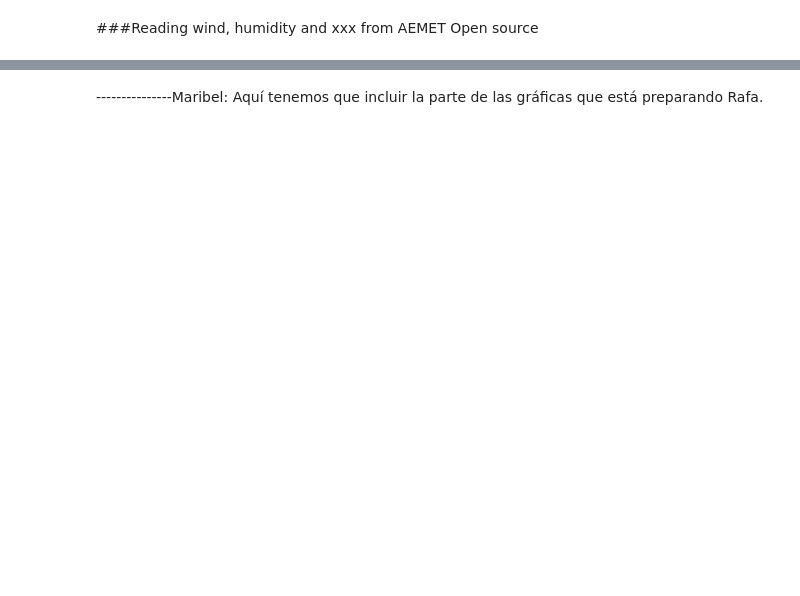
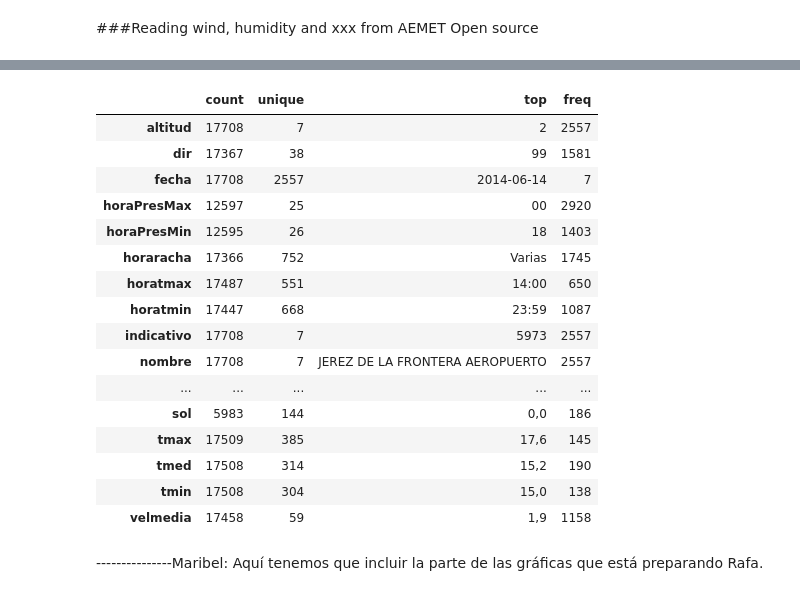
Before and after one commit to MaribelLuque/SaturdaysAI, a Jupyter notebook: Borrador_Proyecto_incendios.ipynb, the cells around one changed output, grey strips where cells are left out. Drawn from its saved outputs; the diff is of its cells as text; code cells hidden in the pictures; blank space fills up the shorter version.

```diff
--- a/Borrador_Proyecto_incendios.ipynb
+++ b/Borrador_Proyecto_incendios.ipynb
@@ -351,0 +351,7 @@ df_LST
+# %%
+df_climaCADIZ = pd.DataFrame(columns=('altitud', 'dir', 'fecha', 'horaPresMax', 'horaPresMin', 'horaracha',
+       'horatmax', 'horatmin', 'indicativo', 'nombre', 'prec', 'presMax',
+       'presMin', 'provincia', 'racha', 'sol', 'tmax', 'tmed', 'tmin',
+       'velmedia'))
+df_climaCADIZ = df_climaCADIZ.append(df_raw, ignore_index=True)
+df_climaCADIZ.info()
@@ -351,0 +386,10 @@ df_LST
+# %%
+import urllib.request, json
+with urllib.request.urlopen("https://opendata.aemet.es/opendata/sh/ca7d806d") as url:
+    data = json.loads(url.read().decode("utf-8","ignore"))
+# %%
+df_raw = pd.DataFrame(data)
+df_raw.info()
+# %%
+df_climaCADIZ = df_climaCADIZ.append(df_raw, ignore_index=True)
+df_climaCADIZ.info()
@@ -464,3 +449,24 @@ display_all(df_hist.describe(include='all').T)
+# %%
+#Vemos alguna información estadística de los datos de clima de CÁDIZ
+display_all(df_climaCADIZ.describe(include='all').T)
+# %% [output]
+|  | count | unique | top | freq |
+| altitud | 17708 | 7 | 2 | 2557 |
+| dir | 17367 | 38 | 99 | 1581 |
+| fecha | 17708 | 2557 | 2014-06-14 | 7 |
+| horaPresMax | 12597 | 25 | 00 | 2920 |
+| horaPresMin | 12595 | 26 | 18 | 1403 |
+| horaracha | 17366 | 752 | Varias | 1745 |
+| horatmax | 17487 | 551 | 14:00 | 650 |
+| horatmin | 17447 | 668 | 23:59 | 1087 |
+| indicativo | 17708 | 7 | 5973 | 2557 |
+| nombre | 17708 | 7 | JEREZ DE LA FRONTERA AEROPUERTO | 2557 |
+| ... | ... | ... | ... | ... |
+| sol | 5983 | 144 | 0,0 | 186 |
+| tmax | 17509 | 385 | 17,6 | 145 |
+| tmed | 17508 | 314 | 15,2 | 190 |
+| tmin | 17508 | 304 | 15,0 | 138 |
+| velmedia | 17458 | 59 | 1,9 | 1158 |
 # %% [markdown]
 ---------------Maribel: Aquí tenemos que incluir la parte de las gráficas que está preparando Rafa.
 # %%
```
Also changed, not shown: parts of 31 cells of this notebook.
